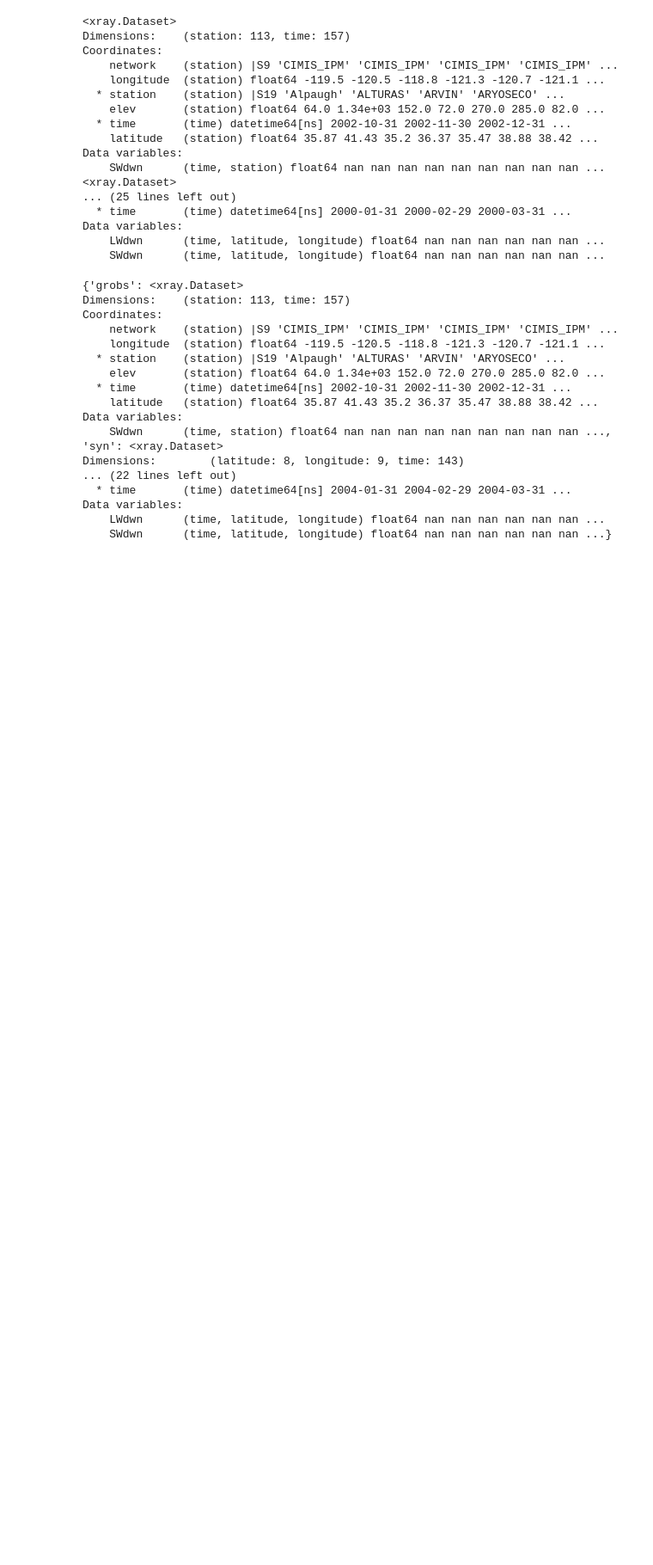
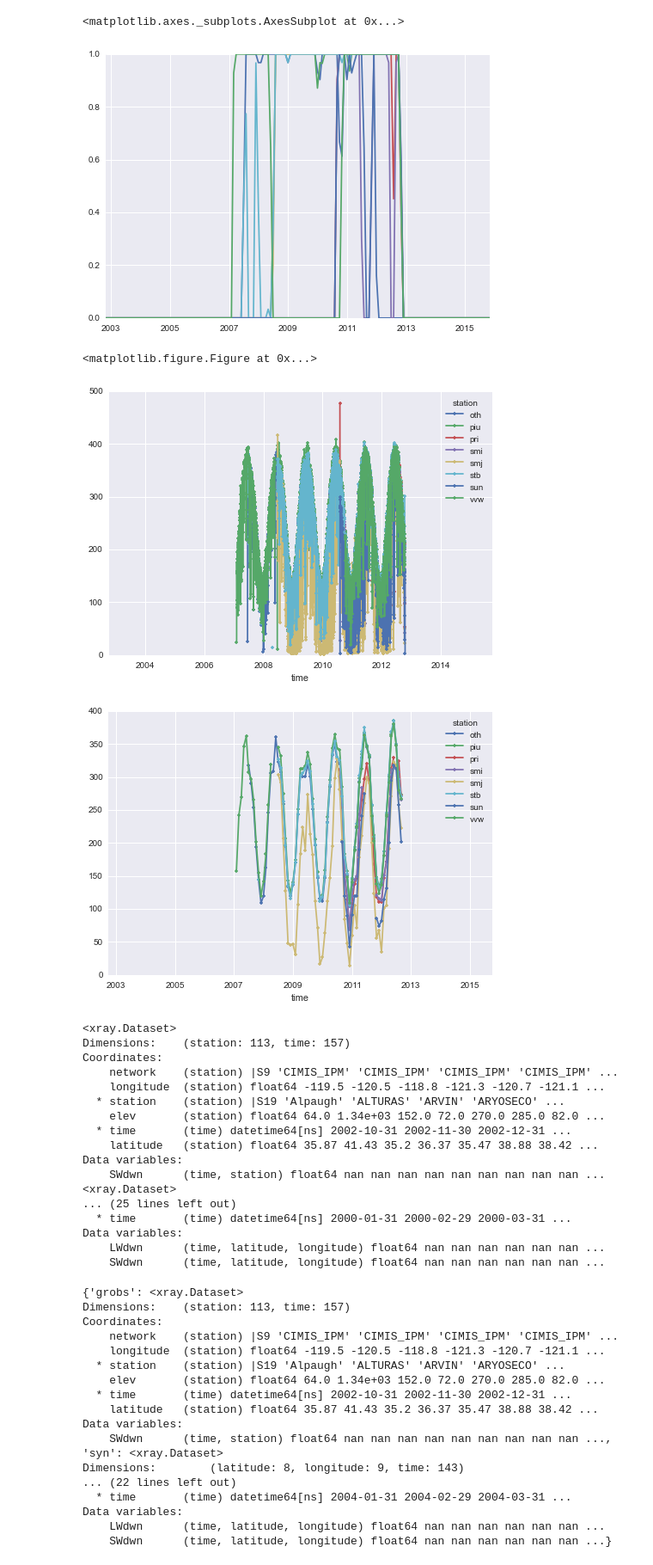
Before and after one commit to klapo/CalRad, a Jupyter notebook: CC.CA.StatisticsMaps.Master.ipynb, the cells around one changed output. Shown at 86% size. Cells and saved outputs as stored; diff of their text form; code cells hidden in the pictures; blank space fills up the shorter version.

Commit message:
Formatted ground obsevations to create cleaner monthly time series -- removed > 10% gap length months

```diff
--- a/CC.CA.StatisticsMaps.Master.ipynb
+++ b/CC.CA.StatisticsMaps.Master.ipynb
@@ -147,6 +150,32 @@ else:
     grobs.SWdwn.values[grobs.SWdwn.values == 0] = np.nan
     grobs = grobs.rename({'lon':'longitude','lat':'latitude'})
     grobs.longitude.values = -grobs.longitude.values
+# %%
+## Protoyping code for removing months with too little data (more than 10% gaps)
+os.chdir(dir_data+dir_grobs)
+grobs = xray.open_dataset('CA.grobs_combined.daily.xray.nc')
+grobs_day = grobs.resample(freq='D', dim='time', how='mean')
+grobs_day.SWdwn.values[grobs_day.SWdwn.values == 0] = np.nan
+numdays_permonth = (~np.isnan(grobs_day['SWdwn'])).resample(freq='M', dim='time', how='mean')
+grobs_month = grobs_day.resample(freq='M', dim='time', how='mean')
+grobs_month.SWdwn.values[numdays_permonth.values < .9] = np.nan
+
+plt.figure()
+plt.plot(numdays_permonth.time,numdays_permonth.values[:,105:113])
+
+plt.figure()
+grobs_day.SWdwn[:,105:113].to_pandas().plot(marker='.')
+grobs_month.SWdwn[:,105:113].to_pandas().plot(marker='.')
+
+## Save new monthly observed value xray structure
+grobs_day.to_netcdf('CA.grobs.irrad.daily.nc')
+grobs_month.to_netcdf('CA.grobs.irrad.monthly.nc')
+# %% [output]
+<matplotlib.axes._subplots.AxesSubplot at 0x...>
+[figure, added]
+<matplotlib.figure.Figure at 0x...>
+[figure, added]
+[figure, added]
 # %%
 print(grobs)
 print(nldas)
```
Also changed, not shown: parts of 1 cell of this notebook, 1 other file.
